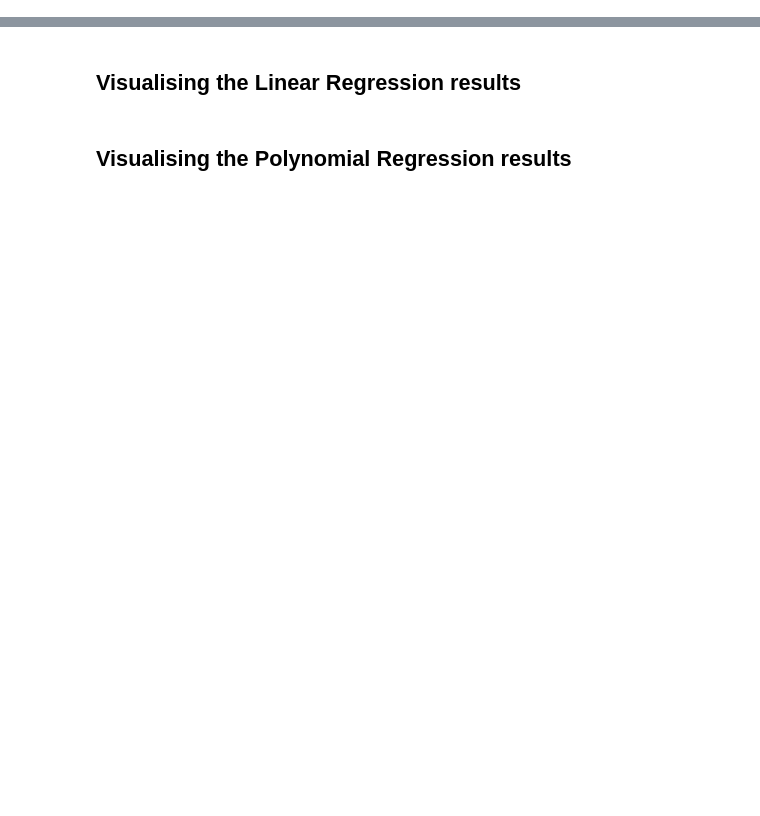
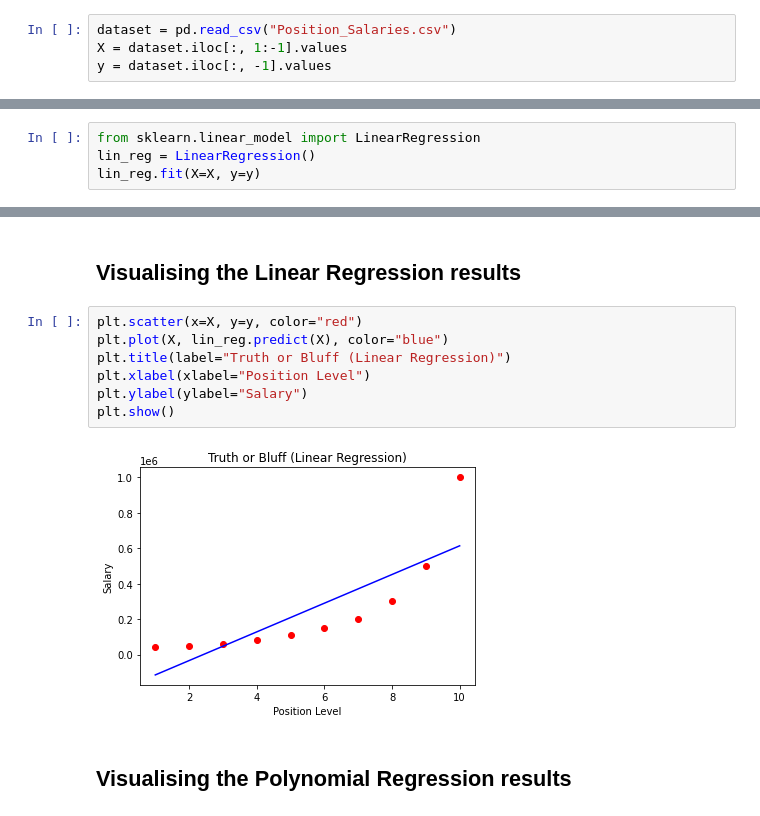
Before and after one commit to alighasemi78/MyLearning, a Jupyter notebook: Machine_Learning/02_Regression/3_Polynomial_Regression/polynomial_regression.ipynb, the cells around one changed output, grey strips where cells are left out. Saved outputs shown, nothing was run; the diff lists cells and outputs as text; blank space fills up the shorter version.

```diff
--- a/Machine_Learning/02_Regression/3_Polynomial_Regression/polynomial_regression.ipynb
+++ b/Machine_Learning/02_Regression/3_Polynomial_Regression/polynomial_regression.ipynb
@@ -5,4 +9,12 @@
 # %% [markdown]
 ## Importing the dataset
+# %%
+dataset = pd.read_csv("Position_Salaries.csv")
+X = dataset.iloc[:, 1:-1].values
+y = dataset.iloc[:, -1].values
 # %% [markdown]
 ## Training the Linear Regression model on the whole dataset
+# %%
+from sklearn.linear_model import LinearRegression
+lin_reg = LinearRegression()
+lin_reg.fit(X=X, y=y)
@@ -11,4 +33,13 @@
 # %% [markdown]
 ## Visualising the Linear Regression results
+# %%
+plt.scatter(x=X, y=y, color="red")
+plt.plot(X, lin_reg.predict(X), color="blue")
+plt.title(label="Truth or Bluff (Linear Regression)")
+plt.xlabel(xlabel="Position Level")
+plt.ylabel(ylabel="Salary")
+plt.show()
+# %% [output]
+[figure, added]
 # %% [markdown]
 ## Visualising the Polynomial Regression results
```
Also changed, not shown: parts of 7 cells of this notebook.
